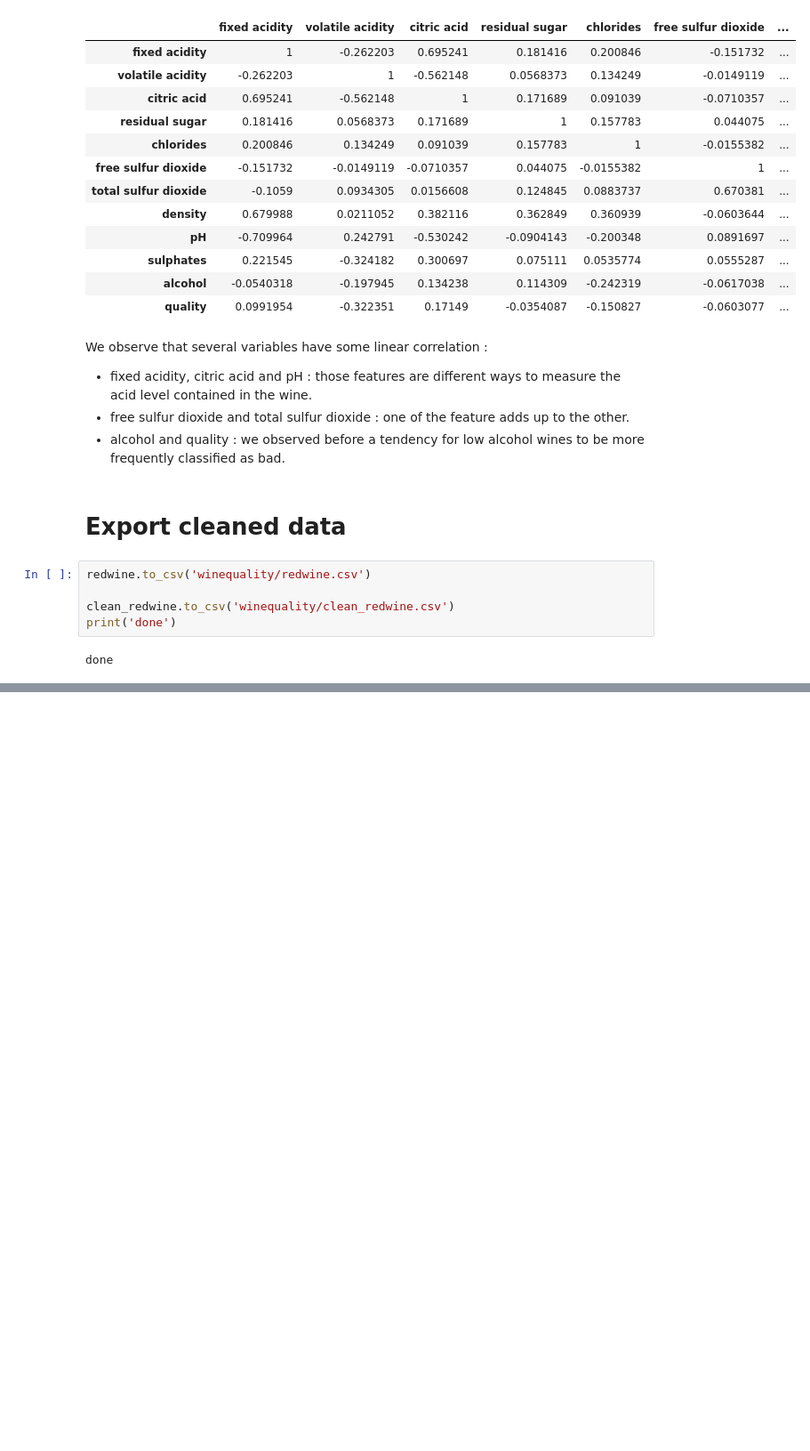
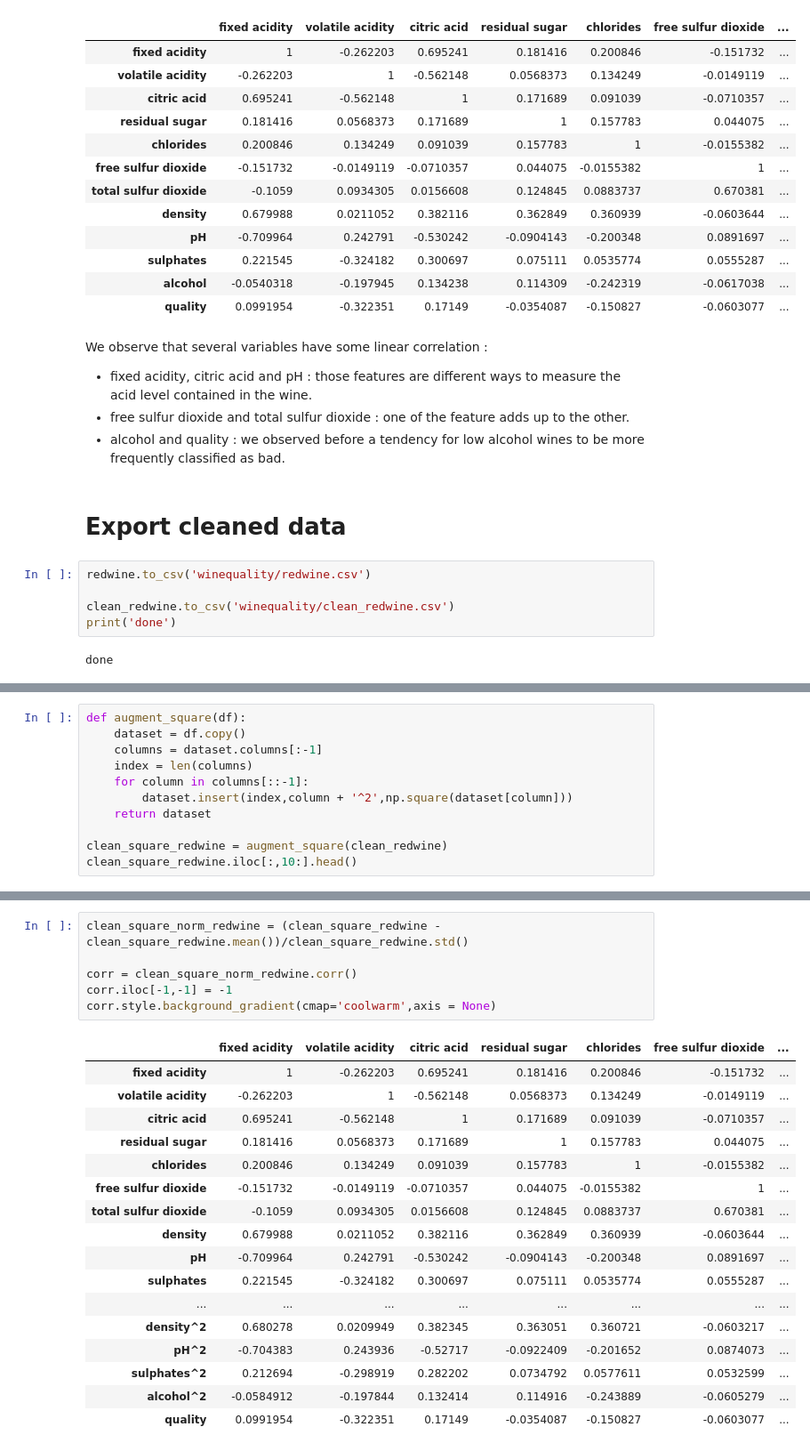
Before and after one commit to SrikanthAmudala/COMP551-MiniProject1, a Jupyter notebook: Task_1_redwine.ipynb, the cells around one changed output, grey strips where cells are left out. Shown at 89% size. Cells and saved outputs as stored; diff of their text form; blank space fills up the shorter version.

```diff
--- a/Task_1_redwine.ipynb
+++ b/Task_1_redwine.ipynb
@@ -190,0 +193,11 @@ done
+# %%
+def augment_square(df):
+    dataset = df.copy()
+    columns = dataset.columns[:-1]
+    index = len(columns)
+    for column in columns[::-1]:
+        dataset.insert(index,column + '^2',np.square(dataset[column]))
+    return dataset
+
+clean_square_redwine = augment_square(clean_redwine)
+clean_square_redwine.iloc[:,10:].head()
@@ -190,0 +211,24 @@ done
+# %%
+clean_square_norm_redwine = (clean_square_redwine - clean_square_redwine.mean())/clean_square_redwine.std()
+
+corr = clean_square_norm_redwine.corr()
+corr.iloc[-1,-1] = -1
+corr.style.background_gradient(cmap='coolwarm',axis = None)
+# %% [output]
+|  | fixed acidity | volatile acidity | citric acid | residual sugar | chlorides | free sulfur dioxide | ... |
+| fixed acidity | 1 | -0.262203 | 0.695241 | 0.181416 | 0.200846 | -0.151732 | ... |
+| volatile acidity | -0.262203 | 1 | -0.562148 | 0.0568373 | 0.134249 | -0.0149119 | ... |
+| citric acid | 0.695241 | -0.562148 | 1 | 0.171689 | 0.091039 | -0.0710357 | ... |
+| residual sugar | 0.181416 | 0.0568373 | 0.171689 | 1 | 0.157783 | 0.044075 | ... |
+| chlorides | 0.200846 | 0.134249 | 0.091039 | 0.157783 | 1 | -0.0155382 | ... |
+| free sulfur dioxide | -0.151732 | -0.0149119 | -0.0710357 | 0.044075 | -0.0155382 | 1 | ... |
+| total sulfur dioxide | -0.1059 | 0.0934305 | 0.0156608 | 0.124845 | 0.0883737 | 0.670381 | ... |
+| density | 0.679988 | 0.0211052 | 0.382116 | 0.362849 | 0.360939 | -0.0603644 | ... |
+| pH | -0.709964 | 0.242791 | -0.530242 | -0.0904143 | -0.200348 | 0.0891697 | ... |
+| sulphates | 0.221545 | -0.324182 | 0.300697 | 0.075111 | 0.0535774 | 0.0555287 | ... |
+| ... | ... | ... | ... | ... | ... | ... | ... |
+| density^2 | 0.680278 | 0.0209949 | 0.382345 | 0.363051 | 0.360721 | -0.0603217 | ... |
+| pH^2 | -0.704383 | 0.243936 | -0.52717 | -0.0922409 | -0.201652 | 0.0874073 | ... |
+| sulphates^2 | 0.212694 | -0.298919 | 0.282202 | 0.0734792 | 0.0577611 | 0.0532599 | ... |
+| alcohol^2 | -0.0584912 | -0.197844 | 0.132414 | 0.114916 | -0.243889 | -0.0605279 | ... |
+| quality | 0.0991954 | -0.322351 | 0.17149 | -0.0354087 | -0.150827 | -0.0603077 | ... |
```
Also changed, not shown: parts of 6 cells of this notebook, 5 other files.
